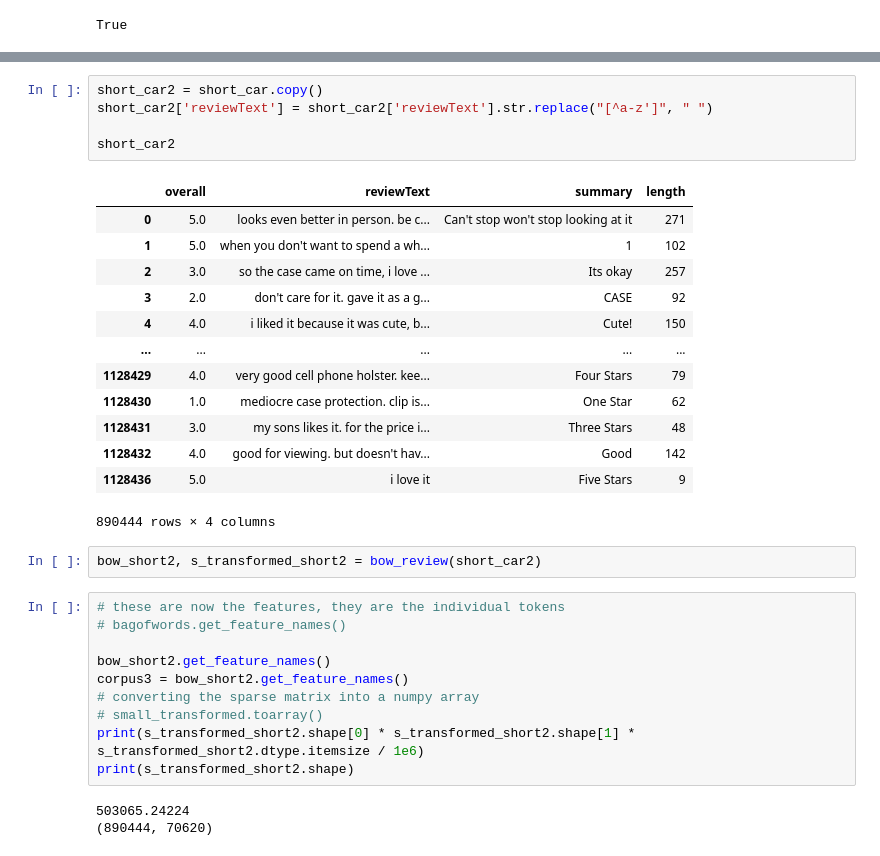
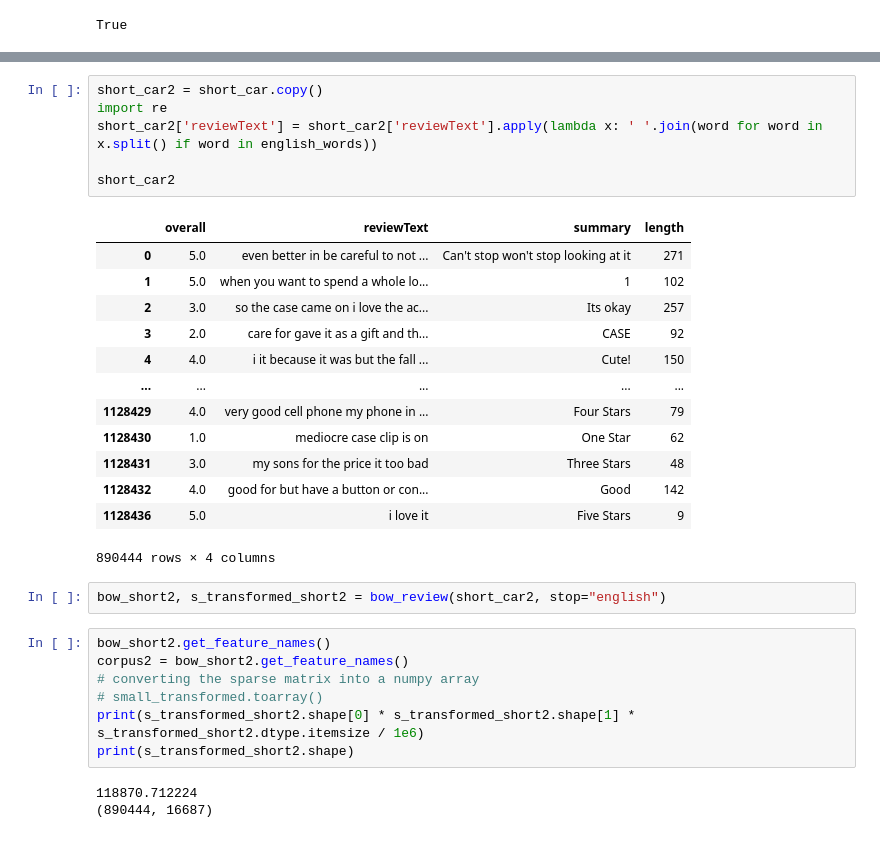
Before and after one commit to 0smee/nlp-capstone, a Jupyter notebook: notebooks/first_explore.ipynb, the cells around one changed output, grey strips where cells are left out. Saved outputs shown, nothing was run; the diff lists cells and outputs as text.

```diff
--- a/notebooks/first_explore.ipynb
+++ b/notebooks/first_explore.ipynb
@@ -436,36 +430,34 @@ num_unrec/len(corpus2)
 # %% [output]
 0.7415179835740583
-# %%
-short_car2 = short_car.copy()
-short_car2['reviewText'] = short_car2['reviewText'].str.replace("[^a-z']", " ")
-
-short_car2
-# %% [output]
-|  | overall | reviewText | summary | length |
-| 0 | 5.0 | looks even better in person. be c... | Can't stop won't stop looking at it | 271 |
-| 1 | 5.0 | when you don't want to spend a wh... | 1 | 102 |
-| 2 | 3.0 | so the case came on time, i love ... | Its okay | 257 |
-| 3 | 2.0 | don't care for it. gave it as a g... | CASE | 92 |
-| 4 | 4.0 | i liked it because it was cute, b... | Cute! | 150 |
-| ... | ... | ... | ... | ... |
-| 1128429 | 4.0 | very good cell phone holster. kee... | Four Stars | 79 |
-| 1128430 | 1.0 | mediocre case protection. clip is... | One Star | 62 |
-| 1128431 | 3.0 | my sons likes it. for the price i... | Three Stars | 48 |
-| 1128432 | 4.0 | good for viewing. but doesn't hav... | Good | 142 |
-| 1128436 | 5.0 | i love it | Five Stars | 9 |
-890444 rows × 4 columns
+# %%
+short_car2 = short_car.copy()
+import re
+short_car2['reviewText'] = short_car2['reviewText'].apply(lambda x: ' '.join(word for word in x.split() if word in english_words))
+
+short_car2
+# %% [output]
+|  | overall | reviewText | summary | length |
+| 0 | 5.0 | even better in be careful to not ... | Can't stop won't stop looking at it | 271 |
+| 1 | 5.0 | when you want to spend a whole lo... | 1 | 102 |
+| 2 | 3.0 | so the case came on i love the ac... | Its okay | 257 |
+| 3 | 2.0 | care for gave it as a gift and th... | CASE | 92 |
+| 4 | 4.0 | i it because it was but the fall ... | Cute! | 150 |
+| ... | ... | ... | ... | ... |
+| 1128429 | 4.0 | very good cell phone my phone in ... | Four Stars | 79 |
+| 1128430 | 1.0 | mediocre case clip is on | One Star | 62 |
+| 1128431 | 3.0 | my sons for the price it too bad | Three Stars | 48 |
+| 1128432 | 4.0 | good for but have a button or con... | Good | 142 |
+| 1128436 | 5.0 | i love it | Five Stars | 9 |
+890444 rows × 4 columns
 # %%
-bow_short2, s_transformed_short2 = bow_review(short_car2)
+bow_short2, s_transformed_short2 = bow_review(short_car2, stop="english")
 # %%
-# these are now the features, they are the individual tokens
-# bagofwords.get_feature_names()
-
 bow_short2.get_feature_names()
-corpus3 = bow_short2.get_feature_names()
+corpus2 = bow_short2.get_feature_names()
 # converting the sparse matrix into a numpy array
 # small_transformed.toarray()
 print(s_transformed_short2.shape[0] * s_transformed_short2.shape[1] * s_transformed_short2.dtype.itemsize / 1e6)
 print(s_transformed_short2.shape)
 # %% [output]
-503065.24224
-(890444, 70620)
+118870.712224
+(890444, 16687)
```
Also changed, not shown: parts of 26 cells of this notebook.
